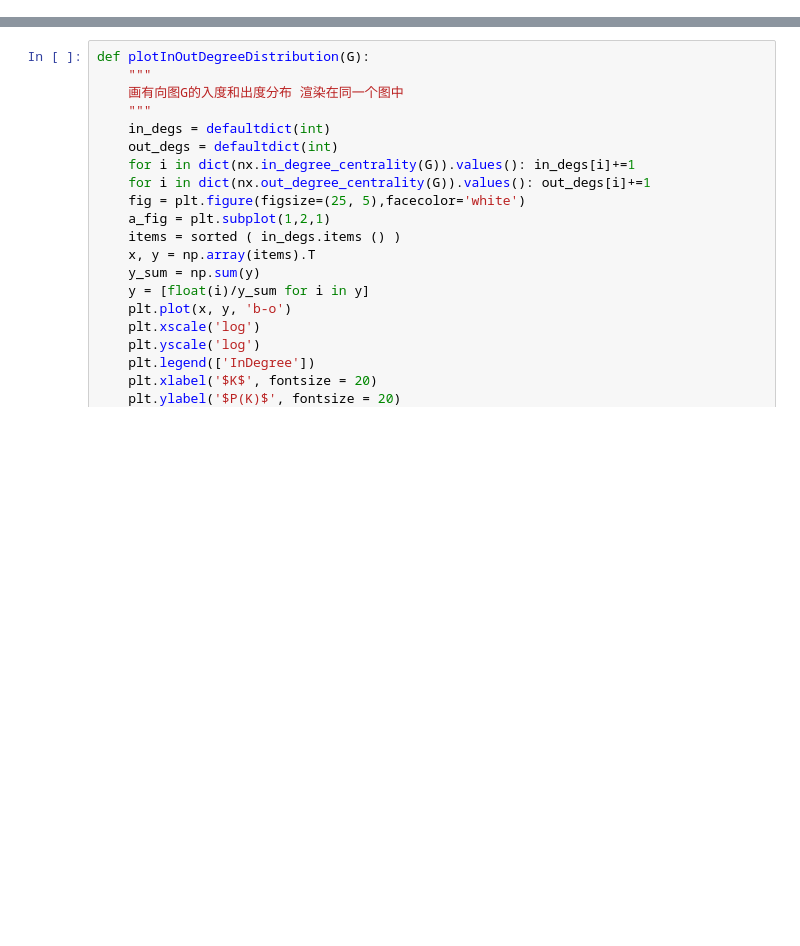
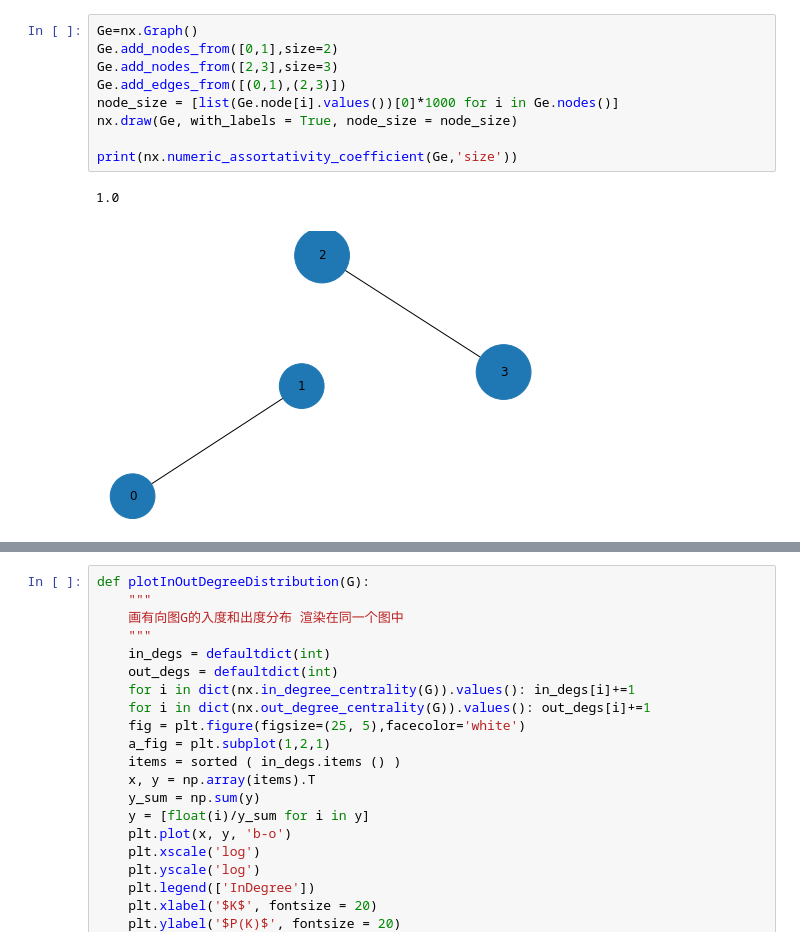
Before and after one commit to njuzh/networkx, a Jupyter notebook: main.ipynb, the cells around one changed output, grey strips where cells are left out. Drawn from its saved outputs; the diff is of its cells as text; blank space fills up the shorter version.

```diff
--- a/main.ipynb
+++ b/main.ipynb
@@ -40,0 +151,12 @@ print(nx.density(G))
+# %%
+Ge=nx.Graph()
+Ge.add_nodes_from([0,1],size=2)
+Ge.add_nodes_from([2,3],size=3)
+Ge.add_edges_from([(0,1),(2,3)])
+node_size = [list(Ge.node[i].values())[0]*1000 for i in Ge.nodes()]
+nx.draw(Ge, with_labels = True, node_size = node_size)
+
+print(nx.numeric_assortativity_coefficient(Ge,'size'))
+# %% [output]
+1.0
+[figure, added]
```
Also changed, not shown: parts of 62 cells of this notebook.
